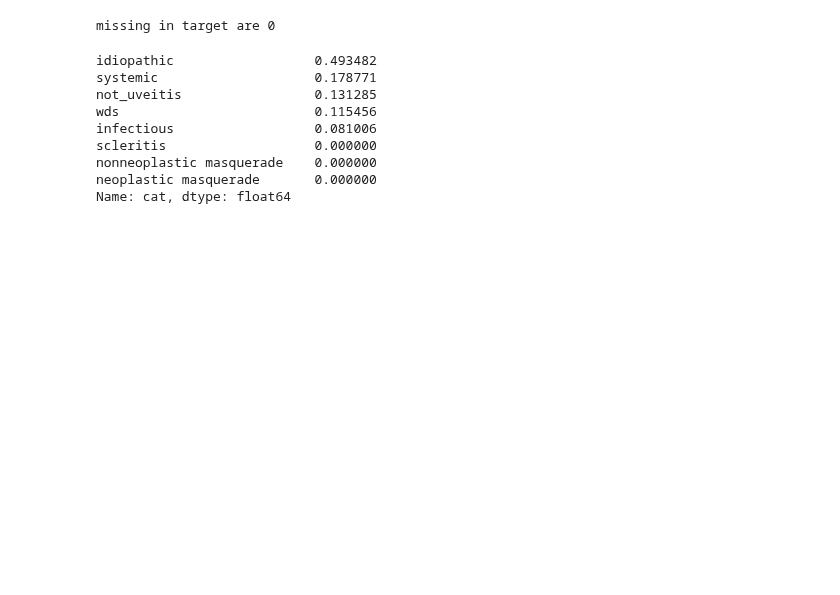
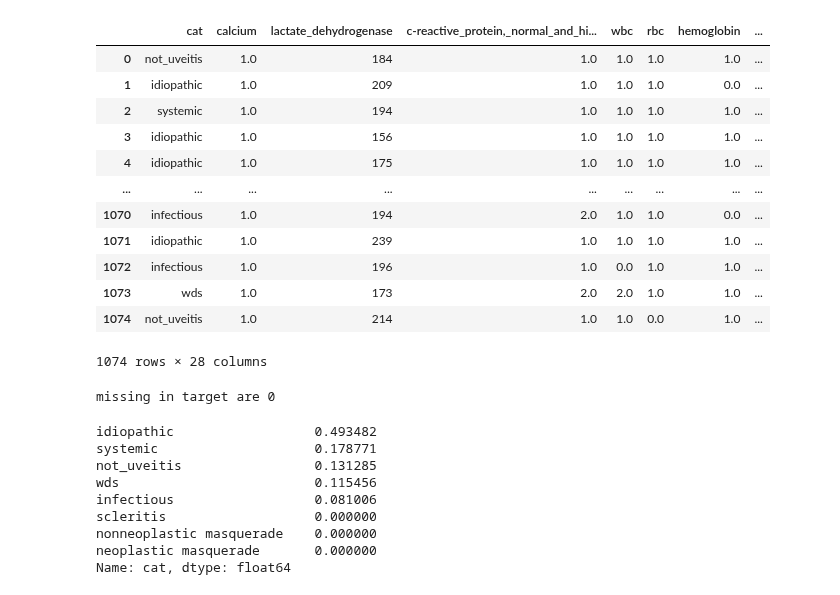
Before and after one commit to CrawTheOne/mirror_-fhnw_ds_fs2021_medical_challenge, a Jupyter notebook: machine_learning/category_classification.ipynb, the cells around one changed output. Drawn from its saved outputs; the diff is of its cells as text; code cells hidden in the pictures; blank space fills up the shorter version.

```diff
--- a/machine_learning/category_classification.ipynb
+++ b/machine_learning/category_classification.ipynb
@@ -29,19 +41,35 @@ import pipe
 # %%
 # calling preprocessing function
 
 # num_to_cat = True: Range Date is now dtype Category
 # drop_filter: first method keep all, second drop not lab results
 
 df = pipe.preprocessing_pipe(
                              num_to_cat   = True,
                              #drop_filter  = ['hla', 'specific_diagnosis'],
                              #drop_filter  = ['hla', 'loc', 'specific_diagnosis'],
                              drop_filter  = ['hla', 'ac_', 'vit_', 'gender', 'race', 'loc','specific_diagnosis'],
                              loc_approach = 'multi',
                              binary_cat   = True
                              #hotencode_gender = True,
                              #hotencode_race = True
                             )
+
+df
+# %% [output]
+|  | cat | calcium | lactate_dehydrogenase | c-reactive_protein,_normal_and_hi... | wbc | rbc | hemoglobin | ... |
+| 0 | not_uveitis | 1.0 | 184 | 1.0 | 1.0 | 1.0 | 1.0 | ... |
+| 1 | idiopathic | 1.0 | 209 | 1.0 | 1.0 | 1.0 | 0.0 | ... |
+| 2 | systemic | 1.0 | 194 | 1.0 | 1.0 | 1.0 | 1.0 | ... |
+| 3 | idiopathic | 1.0 | 156 | 1.0 | 1.0 | 1.0 | 1.0 | ... |
+| 4 | idiopathic | 1.0 | 175 | 1.0 | 1.0 | 1.0 | 1.0 | ... |
+| ... | ... | ... | ... | ... | ... | ... | ... | ... |
+| 1070 | infectious | 1.0 | 194 | 2.0 | 1.0 | 1.0 | 0.0 | ... |
+| 1071 | idiopathic | 1.0 | 239 | 1.0 | 1.0 | 1.0 | 1.0 | ... |
+| 1072 | infectious | 1.0 | 196 | 1.0 | 0.0 | 1.0 | 1.0 | ... |
+| 1073 | wds | 1.0 | 173 | 2.0 | 2.0 | 1.0 | 1.0 | ... |
+| 1074 | not_uveitis | 1.0 | 214 | 1.0 | 1.0 | 0.0 | 1.0 | ... |
+1074 rows × 28 columns
 # %%
 print("missing in target are", df['cat'].isnull().sum())
 percentil_cat = df.cat.value_counts(dropna=False)/len(df)
```
Also changed, not shown: parts of 8 cells of this notebook.
